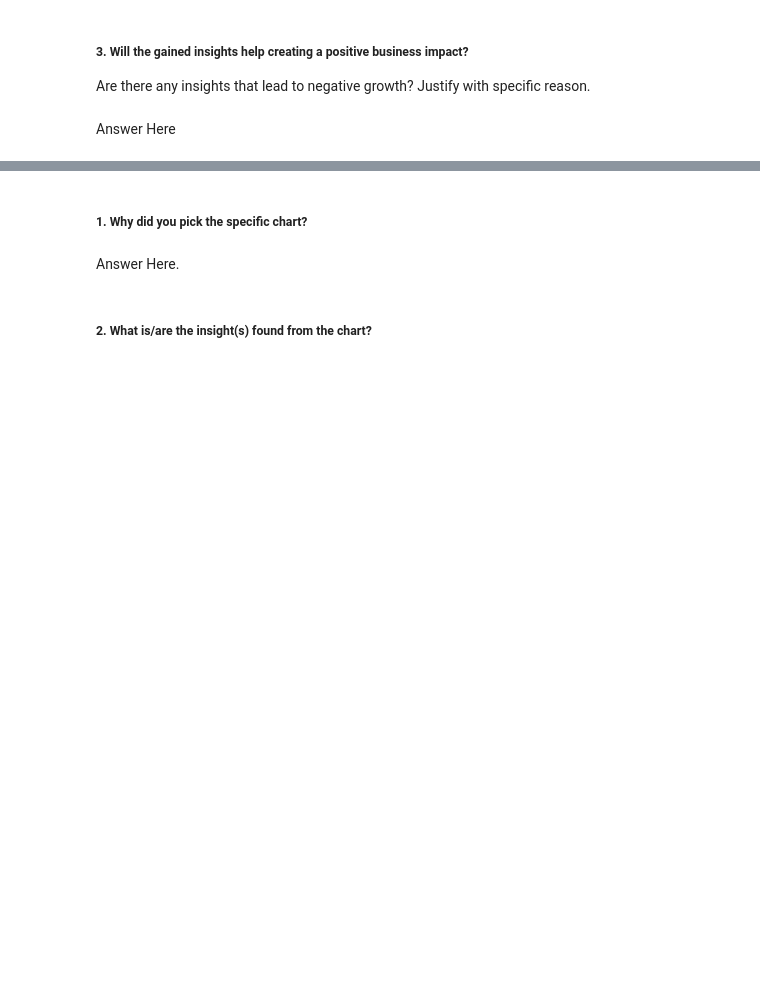
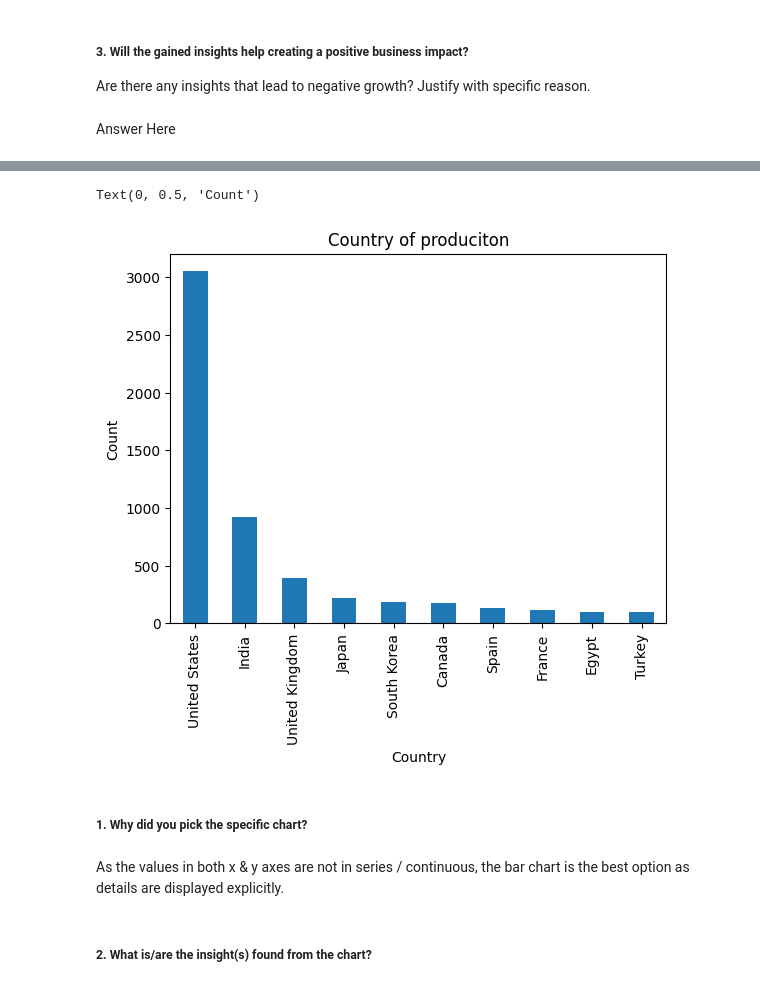
Before and after one commit to mohith-ds8/Netflix-Movies-and-TV-shows-Clustering, a Jupyter notebook: Netflix_Movies_and_TV_shows_Clustering.ipynb, the cells around one changed output, grey strips where cells are left out. Cells and saved outputs as stored; diff of their text form; code cells hidden in the pictures; blank space fills up the shorter version.

```diff
--- a/Netflix_Movies_and_TV_shows_Clustering.ipynb
+++ b/Netflix_Movies_and_TV_shows_Clustering.ipynb
@@ -161,7 +341,19 @@ Answer Here
+# %%
+# Chart - 2 visualization code
+# Plotting a countplot for categorical variable- 'country' (Top 10 countries)
+
+df['country'].value_counts().head(10).plot(kind='bar')
+
+plt.title('Country of produciton')
+plt.xlabel('Country')
+plt.ylabel('Count')
+# %% [output]
+Text(0, 0.5, 'Count')
+[figure, added]
 # %% [markdown]
 ##### 1. Why did you pick the specific chart?
-# %% [markdown]
-Answer Here.
+# %% [markdown]
+As the values in both x & y axes are not in series / continuous, the bar chart is the best option as details are displayed explicitly.
 # %% [markdown]
 ##### 2. What is/are the insight(s) found from the chart?
 # %% [markdown]
```
Also changed, not shown: parts of 156 cells of this notebook.
